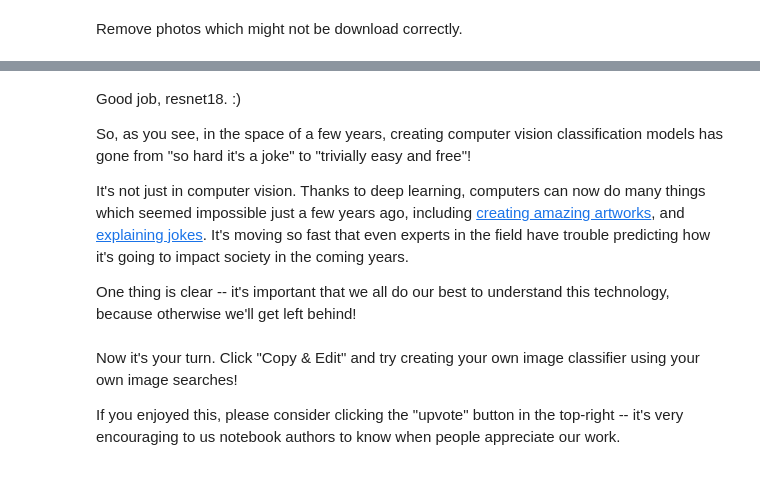
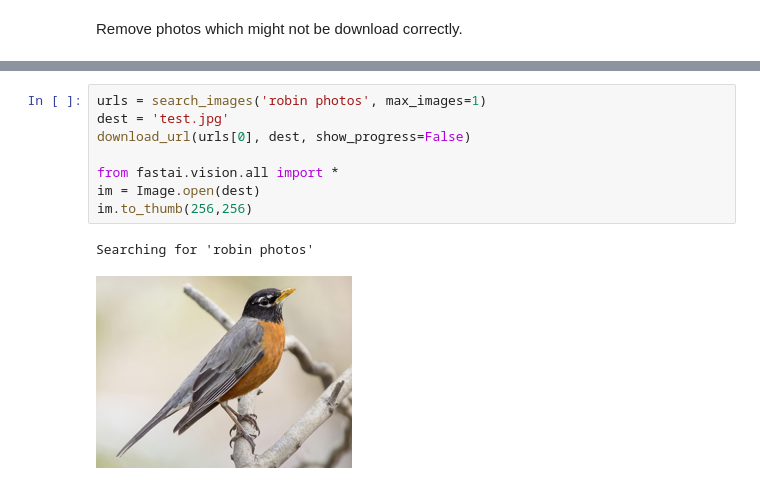
Before and after one commit to derrodo61/PDLFC, a Jupyter notebook: pdlfc01-is-it-a-bird.ipynb, the cells around one changed output, grey strips where cells are left out. Saved outputs shown, nothing was run; the diff lists cells and outputs as text.

```diff
--- a/pdlfc01-is-it-a-bird.ipynb
+++ b/pdlfc01-is-it-a-bird.ipynb
@@ -156,12 +185,11 @@ print(f"Probability it's a bird: {probs[0]:.4f}")
-# %% [markdown]
-Good job, resnet18. :)
-
-So, as you see, in the space of a few years, creating computer vision classification models has gone from "so hard it's a joke" to "trivially easy and free"!
-
-It's not just in computer vision. Thanks to deep learning, computers can now do many things which seemed impossible just a few years ago, including [creating amazing artworks](https://openai.com/dall-e-2/), and [explaining jokes](https://www.datanami.com/2022/04/22/googles-massive-new-language-model-can-explain-jokes/). It's moving so fast that even experts in the field have trouble predicting how it's going to impact society in the coming years.
-
-One thing is clear -- it's important that we all do our best to understand this technology, because otherwise we'll get left behind!
-# %% [markdown]
-Now it's your turn. Click "Copy & Edit" and try creating your own image classifier using your own image searches!
-
-If you enjoyed this, please consider clicking the "upvote" button in the top-right -- it's very encouraging to us notebook authors to know when people appreciate our work.
+# %%
+urls = search_images('robin photos', max_images=1)
+dest = 'test.jpg'
+download_url(urls[0], dest, show_progress=False)
+
+from fastai.vision.all import *
+im = Image.open(dest)
+im.to_thumb(256,256)
+# %% [output]
+Searching for 'robin photos'
+[figure, added]
```
Also changed, not shown: parts of 18 cells of this notebook.
